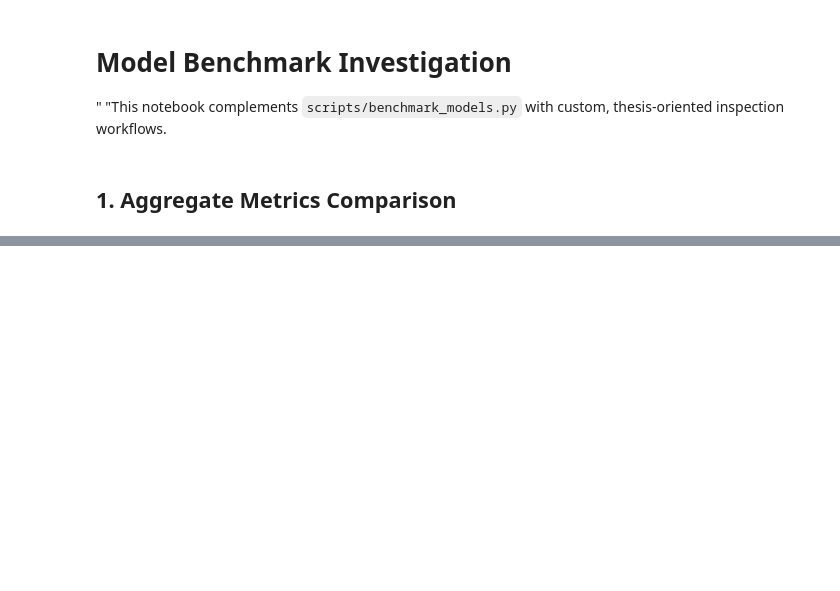
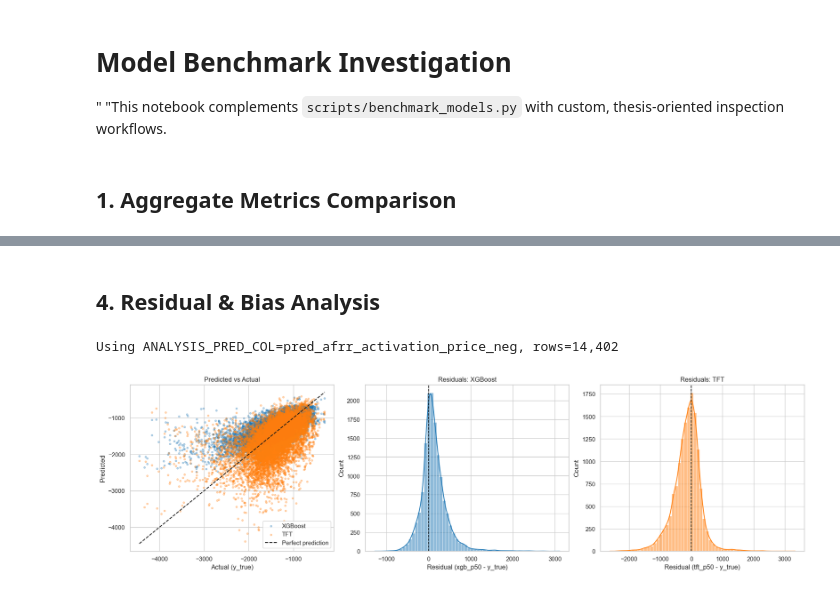
Before and after one commit to lgiesen/energy_trading, a Jupyter notebook: notebooks/benchmark_investigation.ipynb, the cells around one changed output, grey strips where cells are left out. Drawn from its saved outputs; the diff is of its cells as text; code cells hidden in the pictures; blank space fills up the shorter version.

```diff
--- a/notebooks/benchmark_investigation.ipynb
+++ b/notebooks/benchmark_investigation.ipynb
@@ -351,0 +339,76 @@ plt.gcf()
+# %% [markdown]
+## 4. Residual & Bias Analysis
+# %%
+# Build df for residual/regime analysis if not already provided
+# Expected columns afterwards: target_time_utc, y_true, xgb_p50, tft_p50
+ANALYSIS_PRED_COL = globals().get("SELECTED_PRED_COL", globals().get("WEEK_REFERENCE_PRED_COL", None))
+if ANALYSIS_PRED_COL is None:
+    ANALYSIS_PRED_COL = COMMON_PRED_COLS[0]
+
+if "df" not in globals() or df is None:
+    df = load_merged_for_target(ANALYSIS_PRED_COL, lead=LEAD)
+
+required_cols = {"target_time_utc", "y_true", "xgb_p50", "tft_p50"}
+missing = required_cols - set(df.columns)
+if missing:
+    raise ValueError(
+        f"df is missing required columns for Sections 4/5: {sorted(missing)}. "
+        f"Current columns: {list(df.columns)}"
+    )
+
+print(f"Using ANALYSIS_PRED_COL={ANALYSIS_PRED_COL}, rows={len(df):,}")
+# %% [output]
+Using ANALYSIS_PRED_COL=pred_afrr_activation_price_neg, rows=14,402
+# %%
+import numpy as np
+import pandas as pd
+import matplotlib.pyplot as plt
+import seaborn as sns
+
+# Expected columns in df: target_time_utc, y_true, xgb_p50, tft_p50
+d = globals()["df"].copy()
+d["target_time_utc"] = pd.to_datetime(d["target_time_utc"], utc=True, errors="coerce")
+for c in ["y_true", "xgb_p50", "tft_p50"]:
+    d[c] = pd.to_numeric(d[c], errors="coerce")
+d = d.dropna(subset=["target_time_utc", "y_true", "xgb_p50", "tft_p50"]).sort_values("target_time_utc")
+
+d["res_xgb"] = d["xgb_p50"] - d["y_true"]
+d["res_tft"] = d["tft_p50"] - d["y_true"]
+
+sns.set_theme(style="whitegrid")
+xgb_color = "#1f77b4"
+tft_color = "#ff7f0e"
+
+fig, axes = plt.subplots(1, 3, figsize=(18, 5), constrained_layout=True)
+
+# 1) Predicted vs Actual
+ax = axes[0]
+ax.scatter(d["y_true"], d["xgb_p50"], s=10, alpha=0.3, color=xgb_color, label="XGBoost")
+ax.scatter(d["y_true"], d["tft_p50"], s=10, alpha=0.3, color=tft_color, label="TFT")
+vmin = float(np.nanmin([d["y_true"].min(), d["xgb_p50"].min(), d["tft_p50"].min()]))
+vmax = float(np.nanmax([d["y_true"].max(), d["xgb_p50"].max(), d["tft_p50"].max()]))
+ax.plot([vmin, vmax], [vmin, vmax], "k--", lw=1.5, label="Perfect prediction")
+ax.set_xlabel("Actual (y_true)")
+ax.set_ylabel("Predicted")
+ax.set_title("Predicted vs Actual")
+ax.legend(frameon=True)
+
+# 2) Residual histogram XGB
+ax = axes[1]
+sns.histplot(d["res_xgb"], bins=60, kde=True, color=xgb_color, ax=ax)
+ax.axvline(0, color="black", linestyle="--", linewidth=1.2)
+ax.set_xlabel("Residual (xgb_p50 - y_true)")
+ax.set_ylabel("Count")
+ax.set_title("Residuals: XGBoost")
+
+# 3) Residual histogram TFT
+ax = axes[2]
+sns.histplot(d["res_tft"], bins=60, kde=True, color=tft_color, ax=ax)
+ax.axvline(0, color="black", linestyle="--", linewidth=1.2)
+ax.set_xlabel("Residual (tft_p50 - y_true)")
+ax.set_ylabel("Count")
+ax.set_title("Residuals: TFT")
+
+plt.show()
+# %% [output]
+[figure, added]
```
Also changed, not shown: parts of 9 cells of this notebook, 10 other files.
